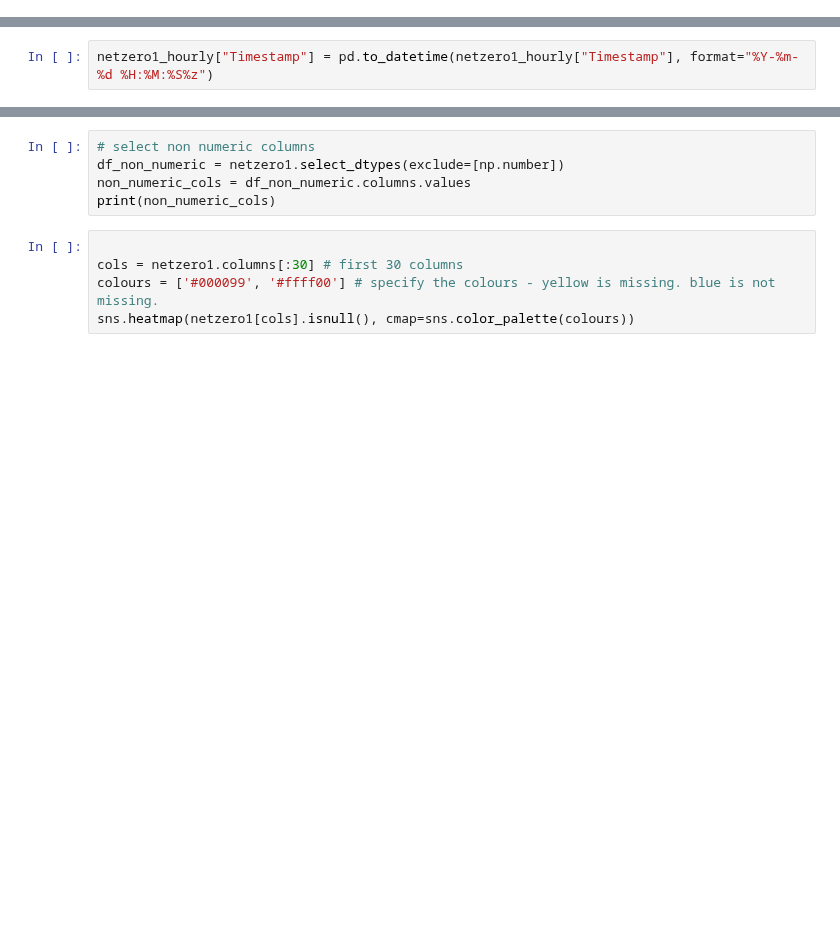
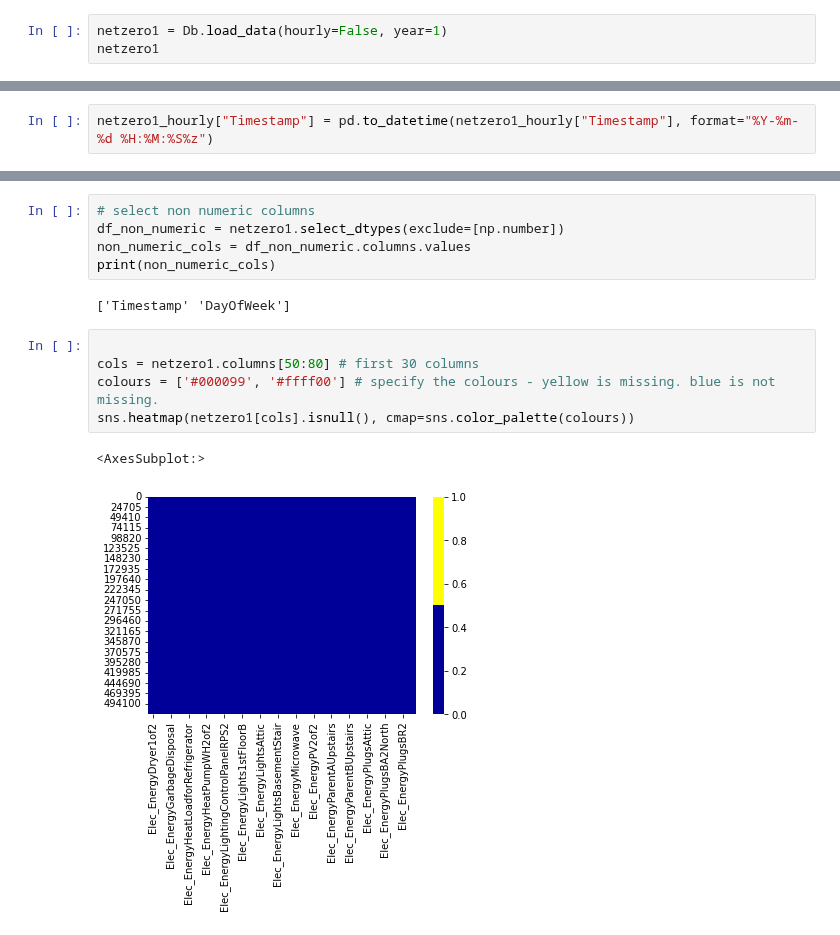
Before and after one commit to christiannielsen98/Datavidenskab-P6, a Jupyter notebook: WIP/Ronni/data_exploration_ronni.ipynb, the cells around one changed output, grey strips where cells are left out. Drawn from its saved outputs; the diff is of its cells as text; blank space fills up the shorter version.

```diff
--- a/WIP/Ronni/data_exploration_ronni.ipynb
+++ b/WIP/Ronni/data_exploration_ronni.ipynb
@@ -32,0 +13,3 @@ FileNotFoundError: [Errno 2] No such file or directory: 'C:\\Users\\Ronni\\OneDr
+# %%
+netzero1 = Db.load_data(hourly=False, year=1)
+netzero1
@@ -46,11 +89,16 @@ print(numeric_cols)
 df_non_numeric = netzero1.select_dtypes(exclude=[np.number])
 non_numeric_cols = df_non_numeric.columns.values
 print(non_numeric_cols)
+# %% [output]
+['Timestamp' 'DayOfWeek']
 # %%
 
-cols = netzero1.columns[:30] # first 30 columns
+cols = netzero1.columns[50:80] # first 30 columns
 colours = ['#000099', '#ffff00'] # specify the colours - yellow is missing. blue is not missing.
 sns.heatmap(netzero1[cols].isnull(), cmap=sns.color_palette(colours))
+# %% [output]
+<AxesSubplot:>
+[figure, added]
 # %%
 # if it's a larger dataset and the visualization takes too long can do this.
 # % of missing.
```
Also changed, not shown: parts of 18 cells of this notebook.
